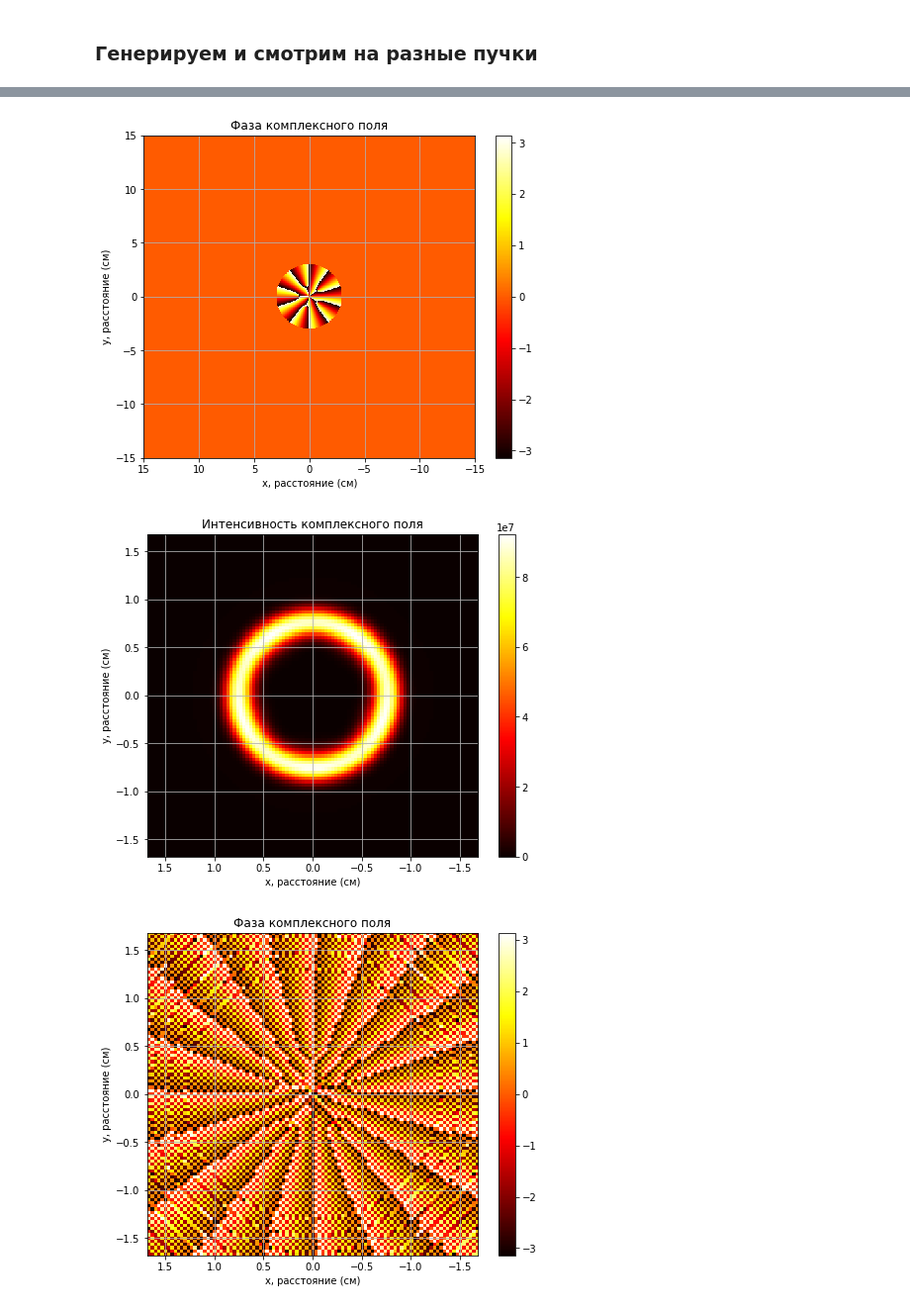
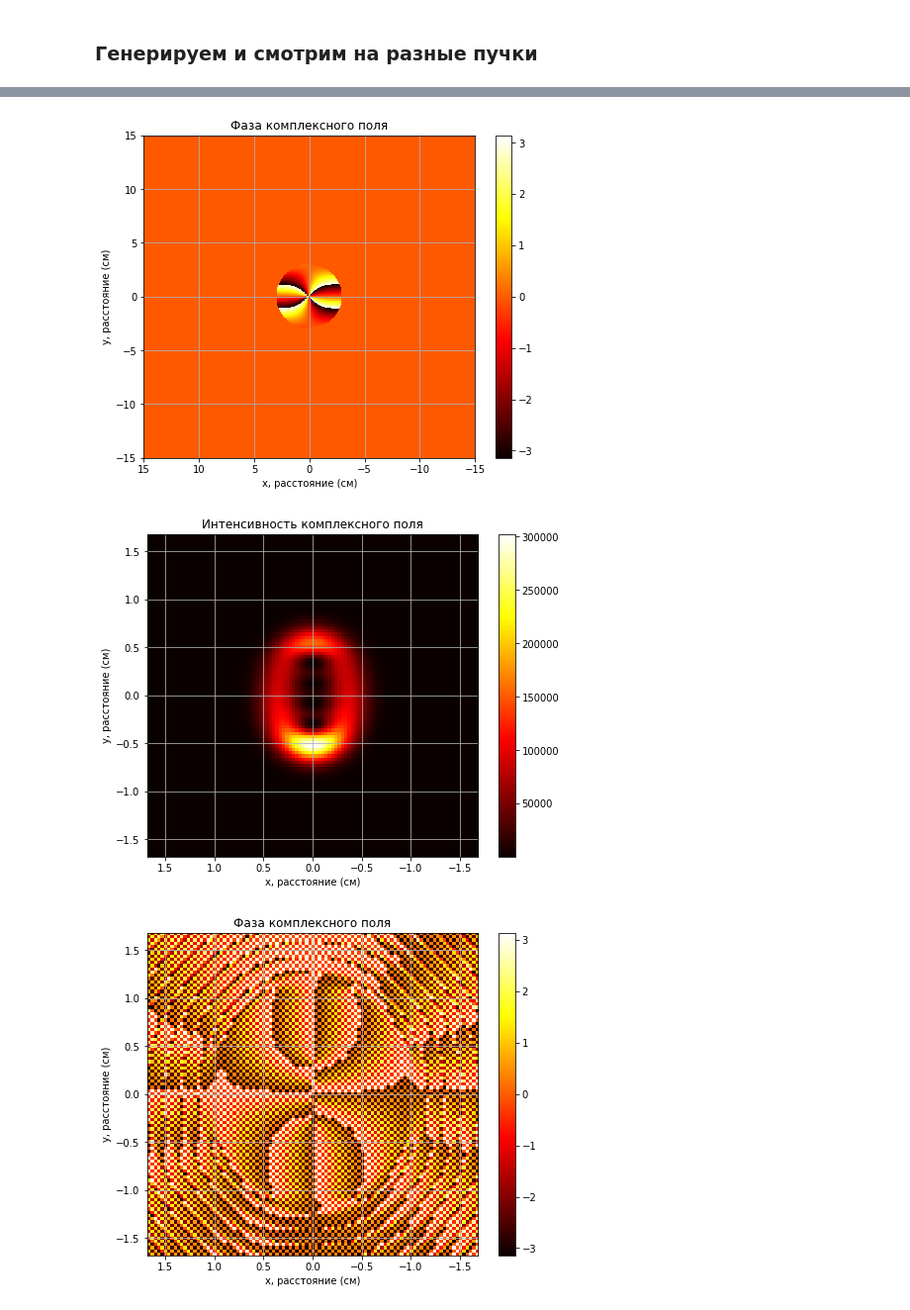
Before and after one commit to LinarKulinar/VortexBeamResearch, a Jupyter notebook: forming_vortex_beam_master_research_2022_with_fft.ipynb, the cells around one changed output, grey strips where cells are left out. Shown: that part at 99% size. Drawn from its saved outputs; the diff is of its cells as text; code cells hidden in the pictures.

```diff
--- a/forming_vortex_beam_master_research_2022_with_fft.ipynb
+++ b/forming_vortex_beam_master_research_2022_with_fft.ipynb
@@ -294,7 +295,7 @@ plot_field(field_after_fft2, x_linspace_after_fft2, y_linspace_after_fft2, print
 ### Генерируем и смотрим на разные пучки
 # %%
 
-(field, x_linspace, y_linspace), (field_after_fft2, x_linspace_after_fft2, y_linspace_after_fft2) = get_superposition_field_after_tilt_and_fft(a=3, N=101, M=505, m=[5,10], c=[0.5, 0.5], sigma=1, alpha=0.0)
+(field, x_linspace, y_linspace), (field_after_fft2, x_linspace_after_fft2, y_linspace_after_fft2) = get_superposition_field_after_tilt_and_fft(a=3, N=101, M=505, m=[3,4], c=[0.2, 0.8], sigma=1, alpha=0.5)
 plot_field(field, x_linspace, y_linspace, print_mode=["intensity", "phase"])
 plot_field(field_after_fft2, x_linspace_after_fft2, y_linspace_after_fft2, print_mode=["intensity", "phase"])
 # %% [output]
@@ -302,3 +304,3 @@ plot_field(field_after_fft2, x_linspace_after_fft2, y_linspace_after_fft2, print
-[figure, old version]
+[figure, new version]
-[figure, old version]
+[figure, new version]
-[figure, old version]
+[figure, new version]
```
Also changed, not shown: parts of 2 cells of this notebook.
